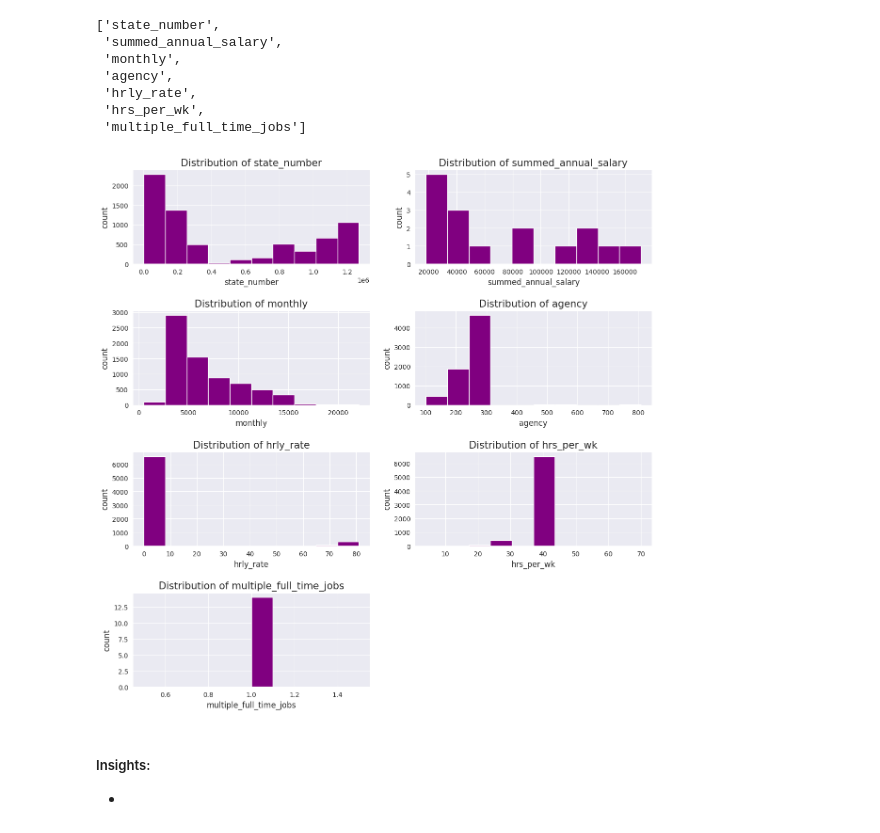
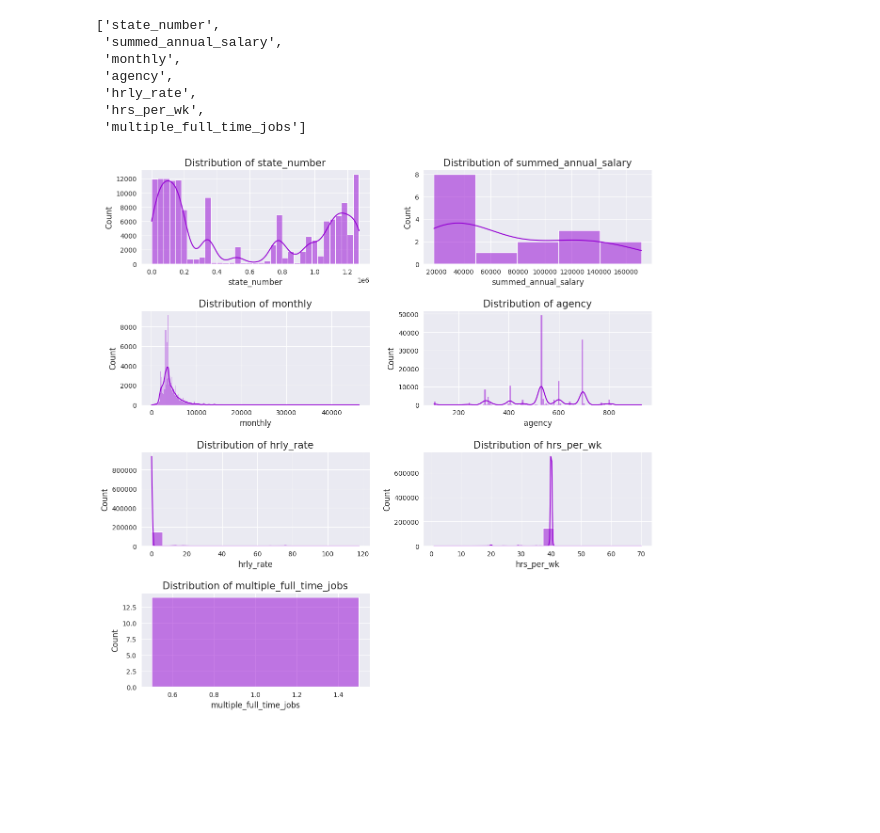
Before and after one commit to shanusaras/Capstone_Projects, a Jupyter notebook: Project_02_Texas_salary_prediction.ipynb, the cells around one changed output. Saved outputs shown, nothing was run; the diff lists cells and outputs as text; code cells hidden in the pictures; blank space fills up the shorter version.

```diff
--- a/Project_02_Texas_salary_prediction.ipynb
+++ b/Project_02_Texas_salary_prediction.ipynb
@@ -478,24 +478,23 @@ continuous_features
 # %%
 cont_data= data[['state_number','summed_annual_salary', 'monthly', 'agency', 'hrly_rate', 'hrs_per_wk', 'multiple_full_time_jobs']]
 # %%
+# histplot to analyse the distribution of continuous independent features
+
 plt.figure(figsize= (12, 12))
 
 sns.set_style('darkgrid')
 plotnumber= 1
 
 
 for column in cont_data:
   if plotnumber <8:
     ax= plt.subplot(4, 2, plotnumber)
-    plt.hist(cont_data[column], color= 'purple', ec= 'white')
-    plt.xlabel(column, fontsize= 12)
-    plt.ylabel('count', fontsize= 12)
+    sns.histplot(x= cont_data[column], color='darkviolet', kde= True)
+    plt.xlabel(column, fontsize=12)
+    plt.ylabel('Count', fontsize= 12)
     plt.title(f'Distribution of {column}', fontsize= 15)
   plotnumber+=1
 plt.tight_layout(h_pad=2, w_pad=2)
 plt.show()
 # %% [output]
-[figure, old version]
+[figure, new version]
-# %% [markdown]
-##### Insights:
--
```
Also changed, not shown: parts of 9 cells of this notebook.
